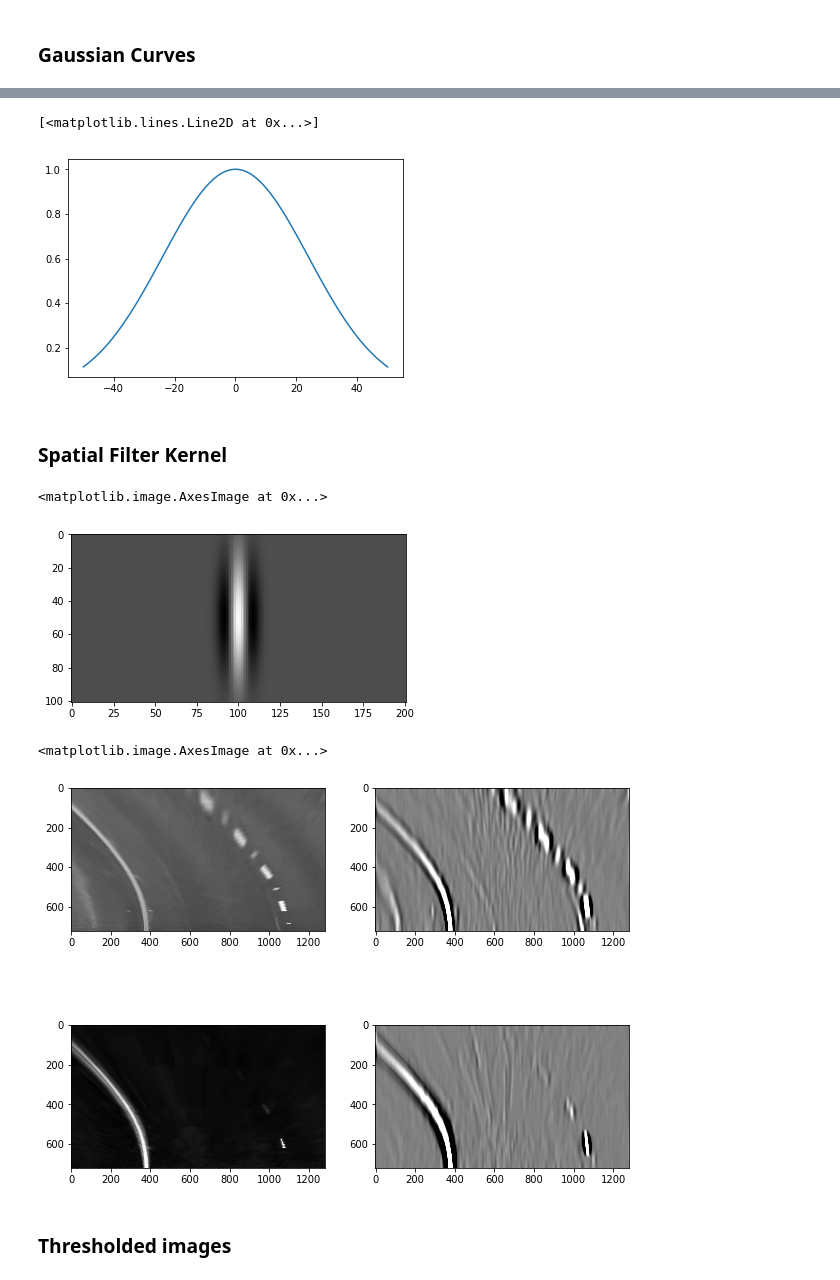
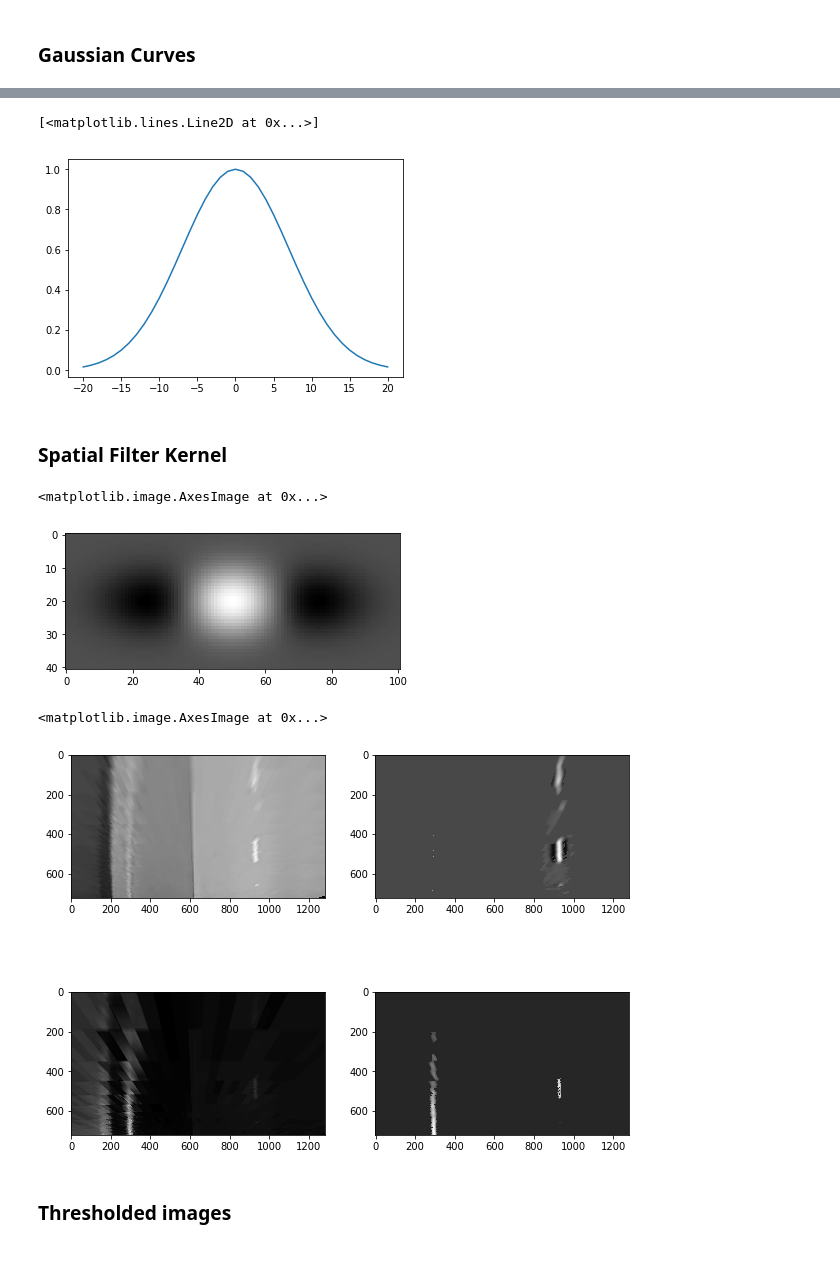
Before and after one commit to mayio/CarND-Advanced-Lane-Lines, a Jupyter notebook: Advanced_Lane_Detection.ipynb, the cells around one changed output, grey strips where cells are left out. Drawn from its saved outputs; the diff is of its cells as text; code cells hidden in the pictures.

```diff
--- a/Advanced_Lane_Detection.ipynb
+++ b/Advanced_Lane_Detection.ipynb
@@ -68,7 +88,7 @@ plt.imshow(distorted_image)
 And this is the undistorted top view
 # %%
 # read a distorted image
-topview_image, M, Minv = top_view(distorted_image, mtx, dist)
+topview_image, M, Minv = top_view(distorted_image, mtx, dist, corners, margin_horz)
 
 # show the distorted image
 plt.figure(figsize=(plt_img_width,plt_img_height))
@@ -177,8 +253,8 @@ def get_convolution_kernel(kernel_width, kernel_height, sigma_width, sigma_heigh
 xm_per_pix = 3.7/700
 ym_per_pix = 30.0/720
 
-kernel_width = 100 # 25
-sigma_width = 5 # 5
+kernel_width = 50 # 25
+sigma_width = 15 #10 # 5
 t1 = np.arange(-kernel_width, kernel_width+1)
 plt.plot(t1, get_derivative_gaussian(kernel_width,sigma_width))
 # %% [output]
@@ -187,11 +263,11 @@ plt.plot(t1, get_derivative_gaussian(kernel_width,sigma_width))
 # %%
-kernel_height = 50 #10
-sigma_height = 24 # 6
+kernel_height = 20 #10
+sigma_height = 7 # 6
 t2 = np.arange(-kernel_height, kernel_height+1)
 plt.plot(t2, get_gaussian(kernel_height,sigma_height))
 # %% [output]
 [<matplotlib.lines.Line2D at 0x...>]
-[figure, old version]
+[figure, new version]
 # %% [markdown]
 ### Spatial Filter Kernel
 # %%
@@ -201,29 +277,76 @@ cv2.normalize(spatial_filter,spatial_filter)
 plt.imshow(spatial_filter, cmap='gray')
 # %% [output]
 <matplotlib.image.AxesImage at 0x...>
-[figure, old version]
+[figure, new version]
 # %%
+def threshold(image, min, max):
+    normalized = cv2.normalize(
+        image, 0,255,norm_type=cv2.NORM_MINMAX, dtype=cv2.CV_8U)
+
+    _, normalized = cv2.threshold(normalized,min,max,cv2.THRESH_TOZERO)
+    return normalized
+
 def filter_image(image, kernel):
+    image = adjust_brightness_and_contrast(image)
     hls_image = cv2.cvtColor(image, cv2.COLOR_RGB2HLS)
     #h_channel = hls_image[:,:,0]
     l_channel = hls_image[:,:,1]
     s_channel = hls_image[:,:,2]
 
-    return cv2.filter2D(l_channel, 1, kernel), cv2.filter2D(s_channel, 1, kernel)
 
-image_idx = 2
+    # filter for yellow
+    lower_yellow = np.array([15,80,60])
+    upper_yellow = np.array([30,255,255])
+    mask_yellow = cv2.inRange(hls_image, lower_yellow, upper_yellow)
+
+    #s_channel = cv2.bitwise_and(s_channel,s_channel, mask= mask)
+    # s_channel = threshold(s_channel, 120.0, 255.0)
+
+    #l_channel = threshold(l_channel, 100.0, 255.0)
+
+    # filter image
+    l_channel_filtered = cv2.filter2D(l_channel, cv2.CV_32F, kernel)
+    s_channel_filtered = cv2.filter2D(s_channel, cv2.CV_32F, kernel)
+
+    (minVal, maxVal , _, _) = cv2.minMaxLoc(l_channel_filtered)
+    range = maxVal - minVal
+
+    # filter for white
+    mask_white = cv2.inRange(l_channel, 180, 255)
+    l_channel_filtered = cv2.bitwise_and(l_channel_filtered,l_channel_filtered, mask= mask_white)
+    s_channel_filtered = cv2.bitwise_and(s_channel_filtered,s_channel_filtered, mask= mask_yellow)
+
+    # normalize
+    l_channel_filtered = ((l_channel_filtered - minVal) / range)
+
+    (minVal, maxVal , _, _) = cv2.minMaxLoc(s_channel_filtered)
+    range = maxVal - minVal
+    s_channel_filtered = ((s_channel_filtered - minVal) / range)
+
+    '''
+    hist = cv2.calcHist([l_channel_filtered], [0], None, [256], [0.8, 1])
+    plt.figure(figsize=(plt_img_width,plt_img_height))
+    plt.plot(hist)
+    plt.show()
+    '''
+
+    #l_channel_filtered = threshold(l_channel_filtered, 220.0, 255.0)
+    return l_channel_filtered, s_channel_filtered
+
+image_idx = 8
 distorted_image = distorted_images[image_idx]
 image_to_filter = undistorted_top_views[image_idx]
+
 filtered_l_channel, filtered_s_channel = filter_image(image_to_filter,spatial_filter)
 
 fig, axs = plt.subplots(ncols=2, nrows=2, figsize=(plt_img_width, plt_img_height))
 axs[0,0].imshow(cv2.cvtColor(image_to_filter, cv2.COLOR_RGB2HLS)[:,:,1], cmap='gray')
 axs[0,1].imshow(filtered_l_channel, cmap='gray')
 axs[1,0].imshow(cv2.cvtColor(image_to_filter, cv2.COLOR_RGB2HLS)[:,:,2], cmap='gray')
 axs[1,1].imshow(filtered_s_channel, cmap='gray')
 # %% [output]
 <matplotlib.image.AxesImage at 0x...>
-[figure, old version]
+[figure, new version]
 # %% [markdown]
 ### Thresholded images
 # %%
```
Also changed, not shown: parts of 28 cells of this notebook, 21 other files.
